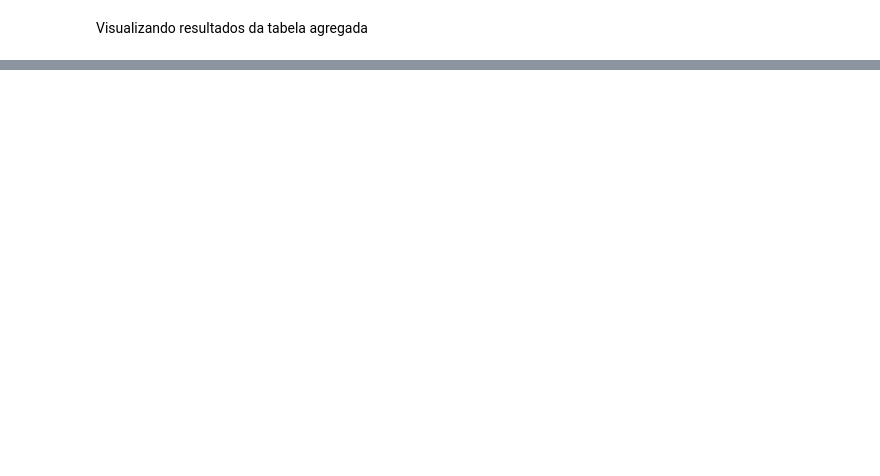
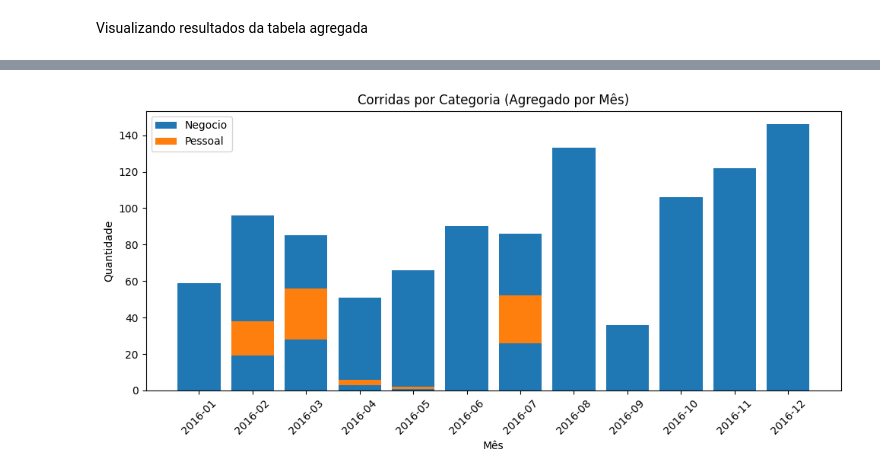
Before and after one commit to FabianaAndrade/assignment-diario-de-bordo-dados, a Jupyter notebook: exploration/data_exploration_gold.ipynb, the cells around one changed output, grey strips where cells are left out. Cells and saved outputs as stored; diff of their text form; code cells hidden in the pictures; blank space fills up the shorter version.

```diff
--- a/exploration/data_exploration_gold.ipynb
+++ b/exploration/data_exploration_gold.ipynb
@@ -46,0 +86,19 @@ only showing top 20 rows
+# %%
+df_mensal = df_plot.groupby('mes', as_index=False).agg({
+    'QT_CORR_NEG': 'sum',
+    'QT_CORR_PESS': 'sum'
+})
+
+plt.figure(figsize=(10, 5))
+plt.bar(df_mensal['mes'].astype(str), df_mensal['QT_CORR_NEG'], label='Negocio')
+plt.bar(df_mensal['mes'].astype(str), df_mensal['QT_CORR_PESS'],
+        bottom=df_mensal['QT_CORR_PESS'], label='Pessoal')
+plt.title("Corridas por Categoria (Agregado por Mês)")
+plt.xlabel("Mês")
+plt.ylabel("Quantidade")
+plt.legend()
+plt.xticks(rotation=45)
+plt.tight_layout()
+plt.show()
+# %% [output]
+[figure, added]
```
Also changed, not shown: parts of 7 cells of this notebook, 1 other file.
